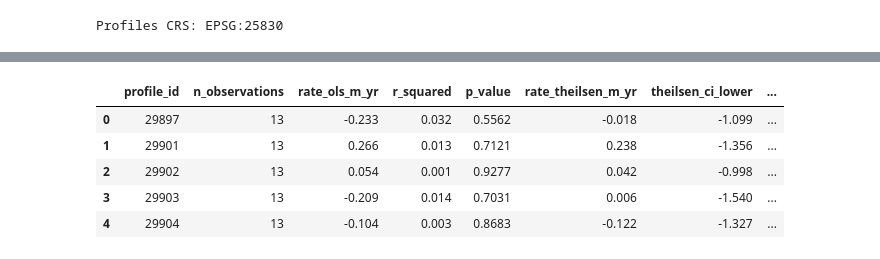
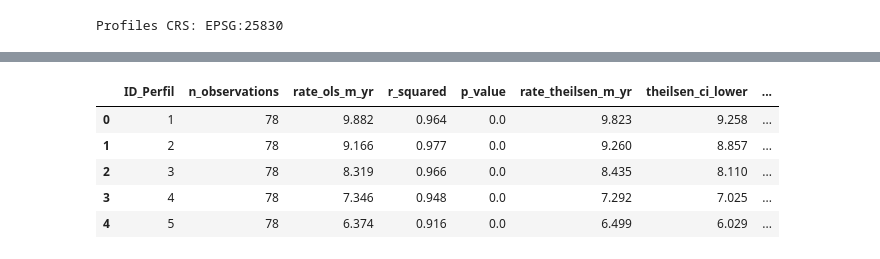
Before and after one commit to AlbertGallegoJimenez/macrotidal_coastal_rates, a Jupyter notebook: nb_process_profiles_and_calc_tasas.ipynb, the cells around one changed output, grey strips where cells are left out. Drawn from its saved outputs; the diff is of its cells as text; code cells hidden in the pictures.

```diff
--- a/nb_process_profiles_and_calc_tasas.ipynb
+++ b/nb_process_profiles_and_calc_tasas.ipynb
@@ -7,18 +7,23 @@ import seaborn as sns
 import numpy as np
 # %%
 # Load the shapefile containing the coastal profiles
-profiles = gpd.read_file(os.path.join("data", "profiles",  "perfiles_playas_limpiosCuadrantes94a120.shp"))
-# Create a new column for the profile ID
-profiles["profile_id"] = profiles["ID_Perfil"].astype(int)
+profiles = gpd.read_file(
+    os.path.join("data", "profiles",  "perfiles_playas_limpios_NoDuplicate.gpkg"),
+    layer="perfiles_playas_limpios_NoDuplicate"
+    )
+# Ensure the "ID_Perfil" column is of integer type
+profiles["ID_Perfil"] = profiles["ID_Perfil"].astype(int)
 
 # Load the shorelines
 shorelines = gpd.read_file(os.path.join("data", "shorelines",  "LineasCosta.gpkg"),
                            layer="LineasCostaPlayas")
 # Keep only the relevant columns
-columns_to_keep = ["ID_LineaCosta", "Mision", "Municipio", "Playa", "Fecha", "Hora", "Cuadrante", "NivelTotal"]
-shorelines = shorelines[columns_to_keep + ["geometry"]]
+columns_to_keep = ["ID_LineaCosta", "Mision", "Municipio", "Fecha", "Hora", "Cuadrante", "NivelTotal"]
+shorelines = shorelines.rename(columns={"Playa": "Playa_shoreline"})
+shorelines = shorelines[columns_to_keep + ["Playa_shoreline", "geometry"]]
+
 # Filter the shorelines to keep only those where "Cuadrante" is between 94 and 120
-shorelines = shorelines[(shorelines["Cuadrante"] >= 94) & (shorelines["Cuadrante"] <= 120)]
+# shorelines = shorelines[(shorelines["Cuadrante"] >= 94) & (shorelines["Cuadrante"] <= 120)]
 
 # Ensure both GeoDataFrames use the same coordinate reference system (CRS)
 profiles = profiles.to_crs(shorelines.crs)
@@ -95,7 +175,7 @@ profiles_shoreline_intersections['Estacion'] = profiles_shoreline_intersections[
 
 # Keep only Verano and Primavera seasons
 profiles_shoreline_intersections = profiles_shoreline_intersections[
-    profiles_shoreline_intersections['Estacion'].isin(['Primavera', 'Verano'])
+    profiles_shoreline_intersections['Estacion'].isin(['Primavera', 'Verano', 'Otoño'])
 ]
 # %%
 from utils import SmartTidalFilter
@@ -103,7 +183,7 @@ from utils import SmartTidalFilter
 # Initialize the filter with all available parameters explicitly defined
 tidal_filter = SmartTidalFilter(
     min_years_span=5.0,                # Minimum temporal span required for a tidal window (in years)
-    max_gap_years=2.0,                 # Maximum continuous gap allowed between consecutive data points (in years)
+    max_gap_years=1.0,                 # Maximum continuous gap allowed between consecutive data points (in years)
     lambda_1=2.0,                      # Penalty weight for the amplitude of the tidal window (reduces topographic noise)
     lambda_2=1.5,                      # Penalty weight for losing recent data (penalizes windows that drop present years)
     window_sizes=[0.2, 0.4, 0.6, 0.8, 1.0], # List of tidal window widths to test during the optimization search (in meters)
@@ -122,30 +216,30 @@ Warning: No valid tidal window found for beach '|la cueva|vallina|'. It did not
 # %%
 from utils import ShorelineEvolutionAnalyzer
 
 # Initialize the analyzer with a N-day temporal window
 analyzer = ShorelineEvolutionAnalyzer(
     window='360D',               # Time-based window
     min_periods=2,               # Needs at least 2 points in those N days to compute a median
-    profile_col="profile_id",
+    profile_col="ID_Perfil",
     date_col="datetime",         # Must match the datetime column outputted by the tidal filter
     pos_col="shoreline_position_m"
 )
 
 # 1. Ejecutar el pipeline completo sobre tus datos previamente filtrados por marea
 smoothed_data = analyzer.fit_transform(filtered_data)
 
 # 2. Extraer la tabla final con las tasas de evolución (m/año) y estadísticos
 tasas_resultados = analyzer.rates_
 
 # Ver los primeros resultados
 display(tasas_resultados.head())
 # %% [output]
-|  | profile_id | n_observations | rate_ols_m_yr | r_squared | p_value | rate_theilsen_m_yr | theilsen_ci_lower | ... |
-| 0 | 29897 | 13 | -0.233 | 0.032 | 0.5562 | -0.018 | -1.099 | ... |
-| 1 | 29901 | 13 | 0.266 | 0.013 | 0.7121 | 0.238 | -1.356 | ... |
-| 2 | 29902 | 13 | 0.054 | 0.001 | 0.9277 | 0.042 | -0.998 | ... |
-| 3 | 29903 | 13 | -0.209 | 0.014 | 0.7031 | 0.006 | -1.540 | ... |
-| 4 | 29904 | 13 | -0.104 | 0.003 | 0.8683 | -0.122 | -1.327 | ... |
+|  | ID_Perfil | n_observations | rate_ols_m_yr | r_squared | p_value | rate_theilsen_m_yr | theilsen_ci_lower | ... |
+| 0 | 1 | 78 | 9.882 | 0.964 | 0.0 | 9.823 | 9.258 | ... |
+| 1 | 2 | 78 | 9.166 | 0.977 | 0.0 | 9.260 | 8.857 | ... |
+| 2 | 3 | 78 | 8.319 | 0.966 | 0.0 | 8.435 | 8.110 | ... |
+| 3 | 4 | 78 | 7.346 | 0.948 | 0.0 | 7.292 | 7.025 | ... |
+| 4 | 5 | 78 | 6.374 | 0.916 | 0.0 | 6.499 | 6.029 | ... |
 # %%
 # Add a binary field indicating whether the intersection is filtered
 smoothed_data['is_filtered'] = 1
```
Also changed, not shown: parts of 11 cells of this notebook.
